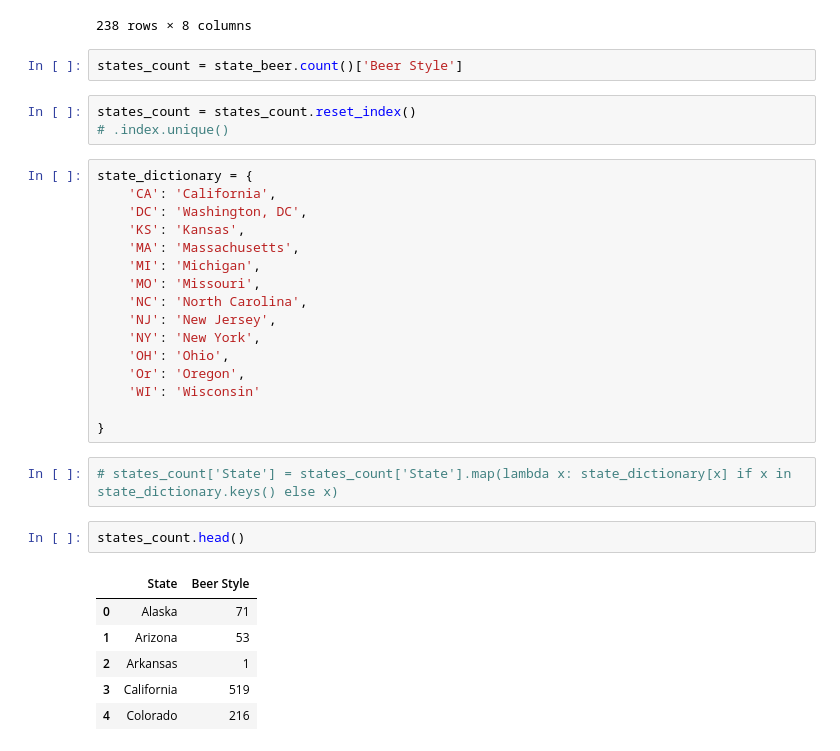
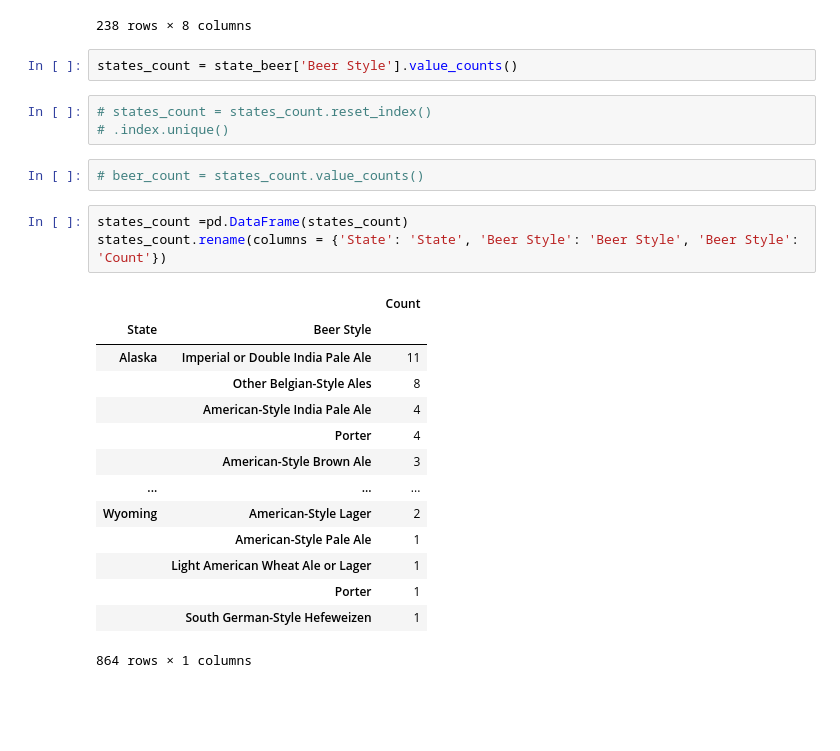
Before and after one commit to a-prospero/strange_brew, a Jupyter notebook: beer_style.ipynb, the cells around one changed output. Drawn from its saved outputs; the diff is of its cells as text; blank space fills up the shorter version.

Commit message:
state and nationwide beer style code

```diff
--- a/beer_style.ipynb
+++ b/beer_style.ipynb
@@ -159,34 +175,27 @@ state_beer.head()
 | 5713 | Tropical Mango | American-Style Pale Ale | North American Ale | St John Brewers | NaN | Virgin Islands | United States | 18.3368, -64.7281 |
 238 rows × 8 columns
 # %%
-states_count = state_beer.count()['Beer Style']
+states_count = state_beer['Beer Style'].value_counts()
 # %%
-states_count = states_count.reset_index()
+# states_count = states_count.reset_index()
 # .index.unique()
-# %%
-state_dictionary = {
-    'CA': 'California',
-    'DC': 'Washington, DC',
-    'KS': 'Kansas',
-    'MA': 'Massachusetts',
-    'MI': 'Michigan',
-    'MO': 'Missouri',
-    'NC': 'North Carolina',
-    'NJ': 'New Jersey',
-    'NY': 'New York',
-    'OH': 'Ohio',
-    'Or': 'Oregon',
-    'WI': 'Wisconsin'
-
-}
-# %%
-# states_count['State'] = states_count['State'].map(lambda x: state_dictionary[x] if x in state_dictionary.keys() else x)
-# %%
-states_count.head()
-# %% [output]
-|  | State | Beer Style |
-| 0 | Alaska | 71 |
-| 1 | Arizona | 53 |
-| 2 | Arkansas | 1 |
-| 3 | California | 519 |
-| 4 | Colorado | 216 |
+# %%
+# beer_count = states_count.value_counts()
+# %%
+states_count =pd.DataFrame(states_count)
+states_count.rename(columns = {'State': 'State', 'Beer Style': 'Beer Style', 'Beer Style': 'Count'})
+# %% [output]
+|  |  | Count |
+| State | Beer Style |  |
+| Alaska | Imperial or Double India Pale Ale | 11 |
+|  | Other Belgian-Style Ales | 8 |
+|  | American-Style India Pale Ale | 4 |
+|  | Porter | 4 |
+|  | American-Style Brown Ale | 3 |
+| ... | ... | ... |
+| Wyoming | American-Style Lager | 2 |
+|  | American-Style Pale Ale | 1 |
+|  | Light American Wheat Ale or Lager | 1 |
+|  | Porter | 1 |
+|  | South German-Style Hefeweizen | 1 |
+864 rows × 1 columns
```
Also changed, not shown: parts of 1 cell of this notebook.
